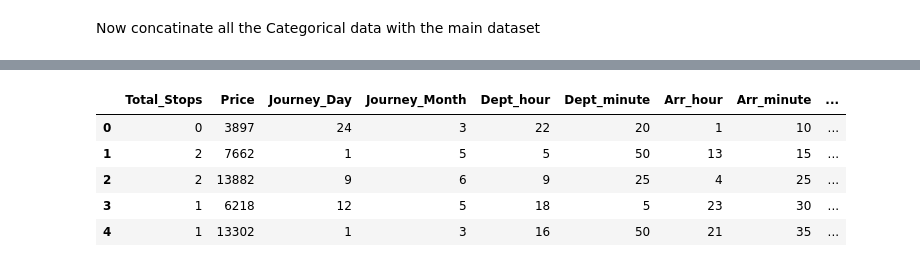
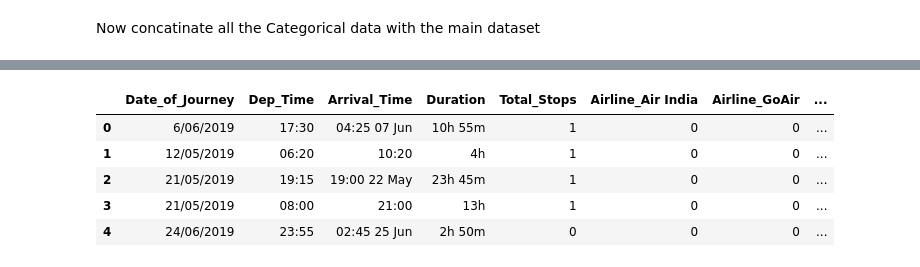
Before and after one commit to soumyadeep28/Data-Science, a Jupyter notebook: Internship_Mock_Projects/Projects/AirFlight_fare_prediction/Air Fare Prediction.ipynb, the cells around one changed output, grey strips where cells are left out. Drawn from its saved outputs; the diff is of its cells as text; code cells hidden in the pictures.

```diff
--- a/Internship_Mock_Projects/Projects/AirFlight_fare_prediction/Air Fare Prediction.ipynb
+++ b/Internship_Mock_Projects/Projects/AirFlight_fare_prediction/Air Fare Prediction.ipynb
@@ -389,0 +517,4 @@ data = pd.concat([data,Airline,source,dest] , axis=1)
+# %%
+destination_test = data[['Destination']]
+destination_test = pd.get_dummies(destination_test , drop_first=True)
+destination_test.head()
@@ -390,3 +538,5 @@ data = pd.concat([data,Airline,source,dest] , axis=1)
+# %%
+data.replace({'1 stop':1 , 'non-stop':0 , '2 stops':2 , '3 stops':3 , '4 stops':4 } , inplace=True)
 # %%
 data.head()
 # %% [output]
@@ -398,0 +579,3 @@ data.head()
+# %%
+test_data = pd.concat([data,airlines_test,source_test,destination_test],axis=1)
+test_data.head()
@@ -399,11 +589,11 @@ data.head()
 # %%
-data.drop(["Airline","Source","Destination"], inplace=True , axis=1)
+test_data.drop(['Airline','Source','Destination' ,'Route' , 'Additional_Info'],inplace=True , axis=1)
 # %%
-data.head()
+test_data.head()
 # %% [output]
-|  | Total_Stops | Price | Journey_Day | Journey_Month | Dept_hour | Dept_minute | Arr_hour | Arr_minute | ... |
-| 0 | 0 | 3897 | 24 | 3 | 22 | 20 | 1 | 10 | ... |
-| 1 | 2 | 7662 | 1 | 5 | 5 | 50 | 13 | 15 | ... |
-| 2 | 2 | 13882 | 9 | 6 | 9 | 25 | 4 | 25 | ... |
-| 3 | 1 | 6218 | 12 | 5 | 18 | 5 | 23 | 30 | ... |
-| 4 | 1 | 13302 | 1 | 3 | 16 | 50 | 21 | 35 | ... |
+|  | Date_of_Journey | Dep_Time | Arrival_Time | Duration | Total_Stops | Airline_Air India | Airline_GoAir | ... |
+| 0 | 6/06/2019 | 17:30 | 04:25 07 Jun | 10h 55m | 1 | 0 | 0 | ... |
+| 1 | 12/05/2019 | 06:20 | 10:20 | 4h | 1 | 0 | 0 | ... |
+| 2 | 21/05/2019 | 19:15 | 19:00 22 May | 23h 45m | 1 | 0 | 0 | ... |
+| 3 | 21/05/2019 | 08:00 | 21:00 | 13h | 1 | 0 | 0 | ... |
+| 4 | 24/06/2019 | 23:55 | 02:45 25 Jun | 2h 50m | 0 | 0 | 0 | ... |
```
Also changed, not shown: parts of 67 cells of this notebook.
